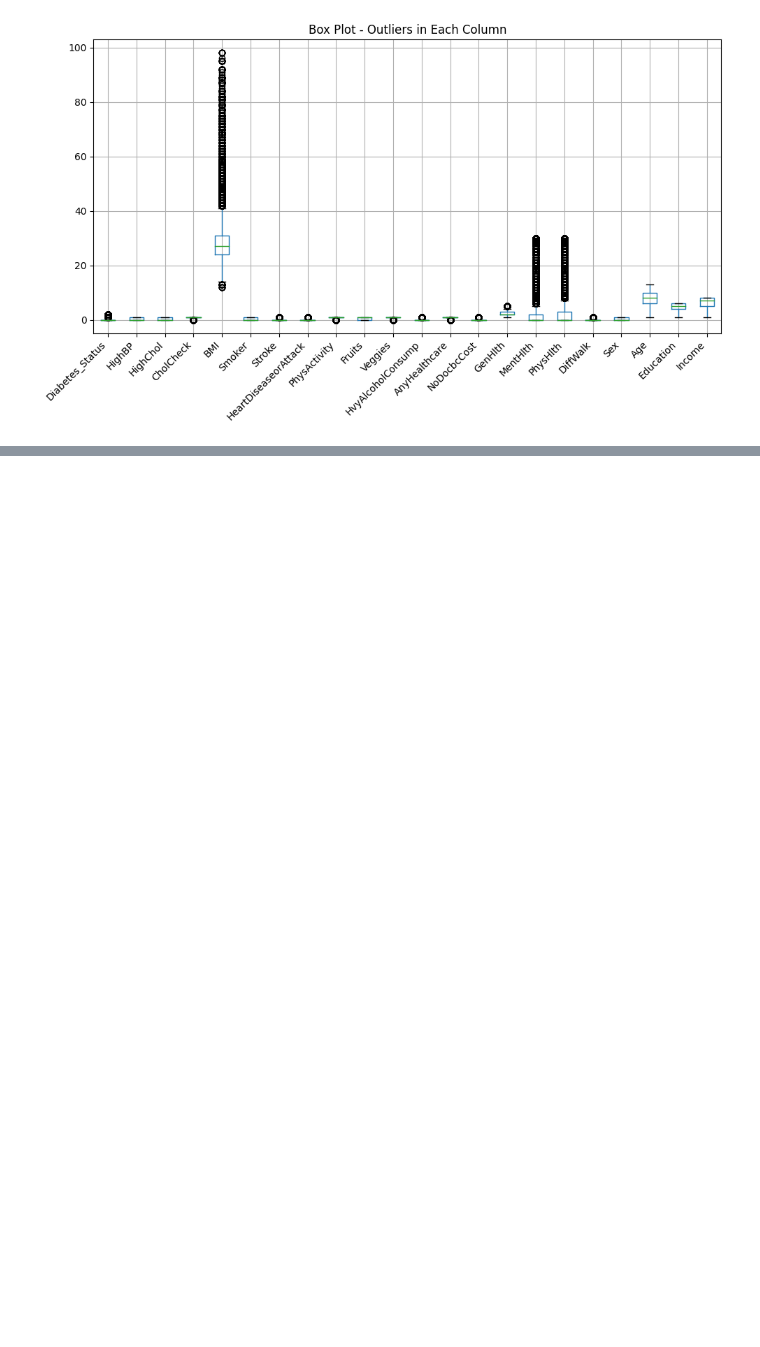
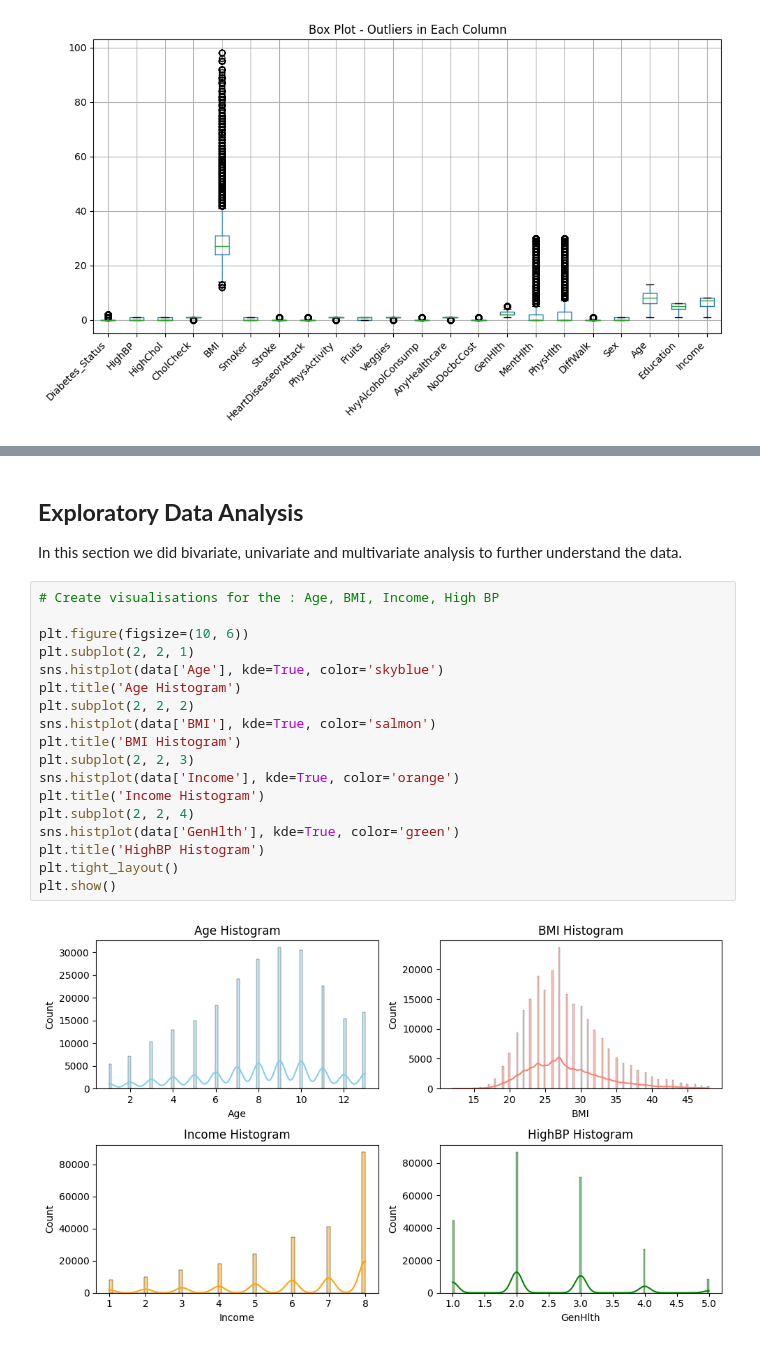
Before and after one commit to stellacherotich/Diabetes-Solutions, a Jupyter notebook: Diabetes_Solution.ipynb, the cells around one changed output, grey strips where cells are left out. Cells and saved outputs as stored; diff of their text form; blank space fills up the shorter version.

```diff
--- a/Diabetes_Solution.ipynb
+++ b/Diabetes_Solution.ipynb
@@ -269,0 +265,25 @@ plt.show()
+# %% [markdown]
+## <b> Exploratory Data Analysis</b>
+
+
+In this section we did bivariate, univariate and multivariate analysis to further understand the data.
+# %%
+# Create visualisations for the : Age, BMI, Income, High BP
+
+plt.figure(figsize=(10, 6))
+plt.subplot(2, 2, 1)
+sns.histplot(data['Age'], kde=True, color='skyblue')
+plt.title('Age Histogram')
+plt.subplot(2, 2, 2)
+sns.histplot(data['BMI'], kde=True, color='salmon')
+plt.title('BMI Histogram')
+plt.subplot(2, 2, 3)
+sns.histplot(data['Income'], kde=True, color='orange')
+plt.title('Income Histogram')
+plt.subplot(2, 2, 4)
+sns.histplot(data['GenHlth'], kde=True, color='green')
+plt.title('HighBP Histogram')
+plt.tight_layout()
+plt.show()
+# %% [output]
+[figure, added]
```
Also changed, not shown: parts of 14 cells of this notebook.
